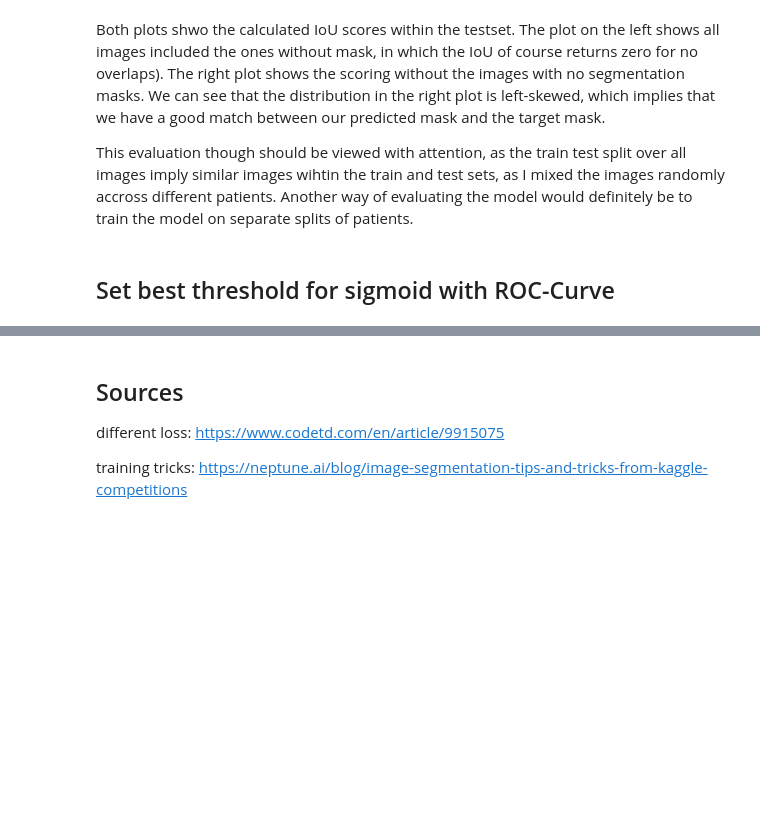
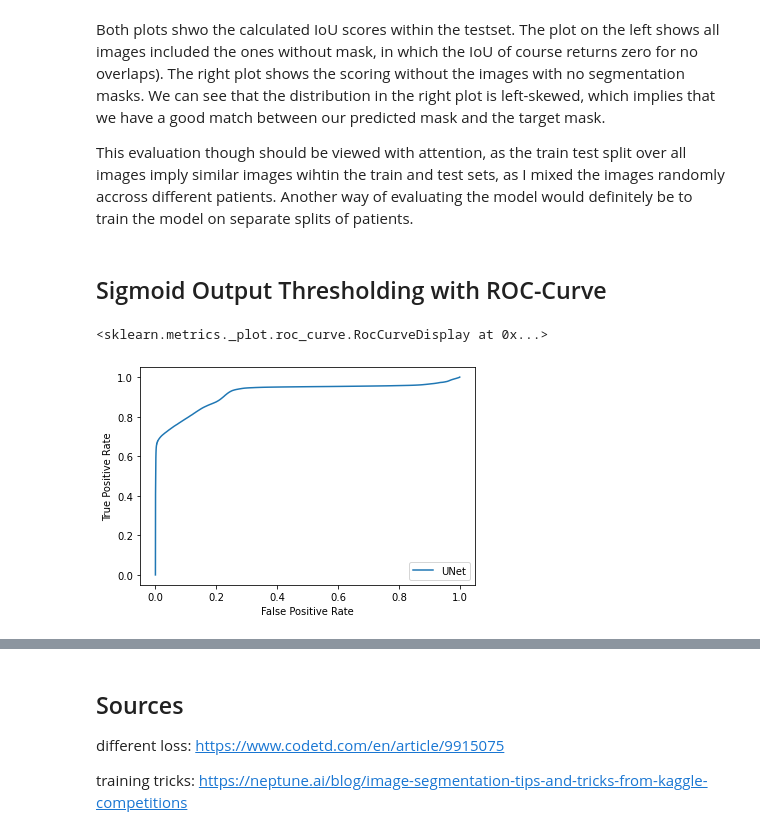
Before and after one commit to simsta1/brain-mri-semantic-segmentation, a Jupyter notebook: image_segment.ipynb, the cells around one changed output, grey strips where cells are left out. Cells and saved outputs as stored; diff of their text form; code cells hidden in the pictures; blank space fills up the shorter version.

```diff
--- a/image_segment.ipynb
+++ b/image_segment.ipynb
@@ -471,4 +481,4 @@ Both plots shwo the calculated IoU scores within the testset. The plot on the le
 
 This evaluation though should be viewed with attention, as the train test split over all images imply similar images wihtin the train and test sets, as I mixed the images randomly accross different patients. Another way of evaluating the model would definitely be to train the model on separate splits of patients.
 # %% [markdown]
-## Set best threshold for sigmoid with ROC-Curve
+## Sigmoid Output Thresholding with ROC-Curve
@@ -488,0 +489,7 @@ for i in range(len(y_true)):
+# %%
+fpr, tpr, thresholds = roc_curve(y_true.numpy().flatten(), y_pred.numpy().flatten())
+# %%
+RocCurveDisplay(fpr=fpr, tpr=tpr, estimator_name='UNet').plot()
+# %% [output]
+<sklearn.metrics._plot.roc_curve.RocCurveDisplay at 0x...>
+[figure, added]
```
Also changed, not shown: parts of 37 cells of this notebook.
